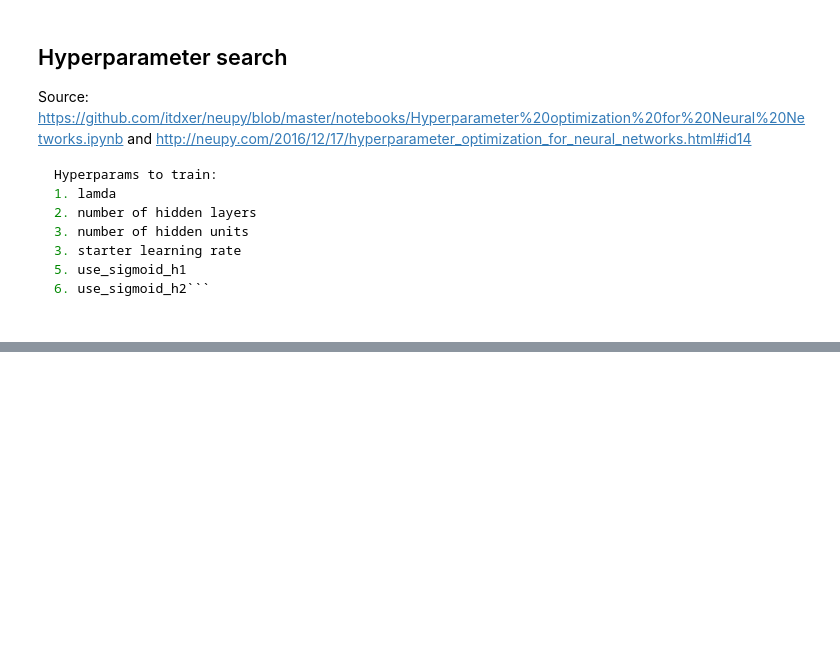
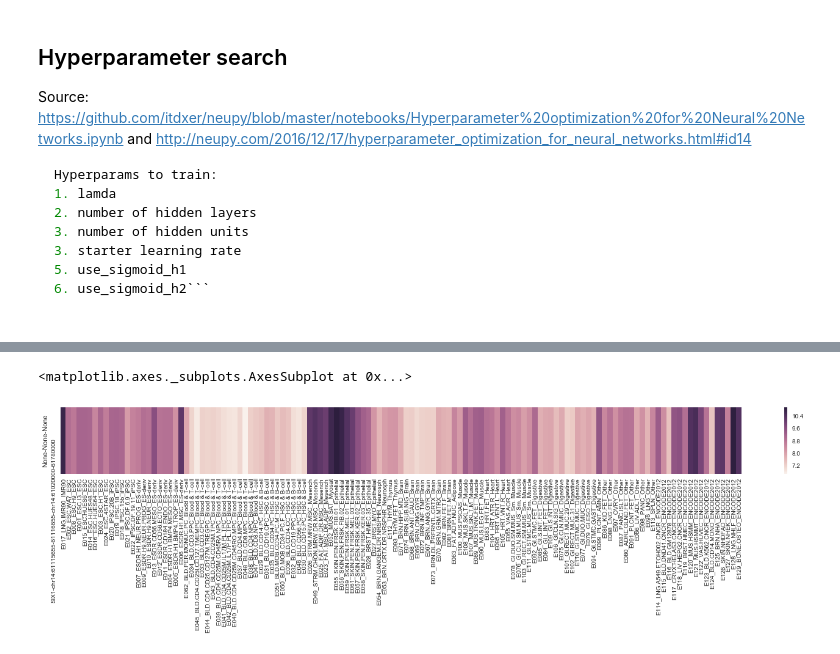
Before and after one commit to dineshmdh/predicting_gene_expression, a Jupyter notebook: Functions/model_scripts/main.ipynb, the cells around one changed output, grey strips where cells are left out. Drawn from its saved outputs; the diff is of its cells as text; code cells hidden in the pictures; blank space fills up the shorter version.

Commit message:
Tested retraining and plotting functionalities and other relevant updates.

```diff
--- a/Functions/model_scripts/main.ipynb
+++ b/Functions/model_scripts/main.ipynb
@@ -45,22 +42,23 @@ import seaborn as sns
 # %%
 class Args(object):
     def __init__(self):
-        self.gene = "MYOD1"
-        self.distance = 200
+        self.gene = "SIX1"
+        self.distance = 150
         self.use_tad_info = True
-        self.pcc_lowerlimit_to_filter_dhss = 0.1
-        self.take_log2_tpm = True
+        self.pcc_lowerlimit_to_filter_dhss = 0.2
         self.filter_tfs_by = "zscore" # or "pcc"
-        self.lowerlimit_to_filter_tfs = 4.75
-        self.take_this_many_top_fts = 15  # all dhss/tfs will already be filtered by pcc(or zscore)
+        self.lowerlimit_to_filter_tfs = 6
+        self.take_this_many_top_dhss = 4  # all dhss/tfs will already be filtered by pcc(or zscore)
+        self.take_this_many_top_tfs = 6
         self.init_wts_type = "corr"
         self.outputDir = "/Users/Dinesh/Dropbox/Github/predicting_gex_with_nn_git/Output/"+self.gene.upper()
-        self.use_random_DHSs = True
-        self.use_random_TFs = True
-        self.max_iter = 300
+        self.use_random_DHSs = True # False
+        self.use_random_TFs = True # False
+        self.max_iter = 200
+        self.plot_all = True
 
+test_idx = 12 # 2 to brain; 6 to ESC; 7 is epithelial; 8 is HSC and B; 12 is muscle; 5 is ES-derived
 start_time = time.time()
 args = Args()
 gv = Global_Vars(args, args.outputDir)  # note this takes in new_output_dir as well in .py scripts
-mp = Model_preparation(gv)
 # %% [output]
@@ -117,0 +82,6 @@ plt.plot(trials.results[trial_idx]['val_loss'], color="mediumvioletred")
+# %%
+plt.figure(figsize=(25,2))
+sns.heatmap(gv.goi.to_frame().transpose())
+# %% [output]
+<matplotlib.axes._subplots.AxesSubplot at 0x...>
+[figure, added]
```
Also changed, not shown: parts of 21 cells of this notebook.
